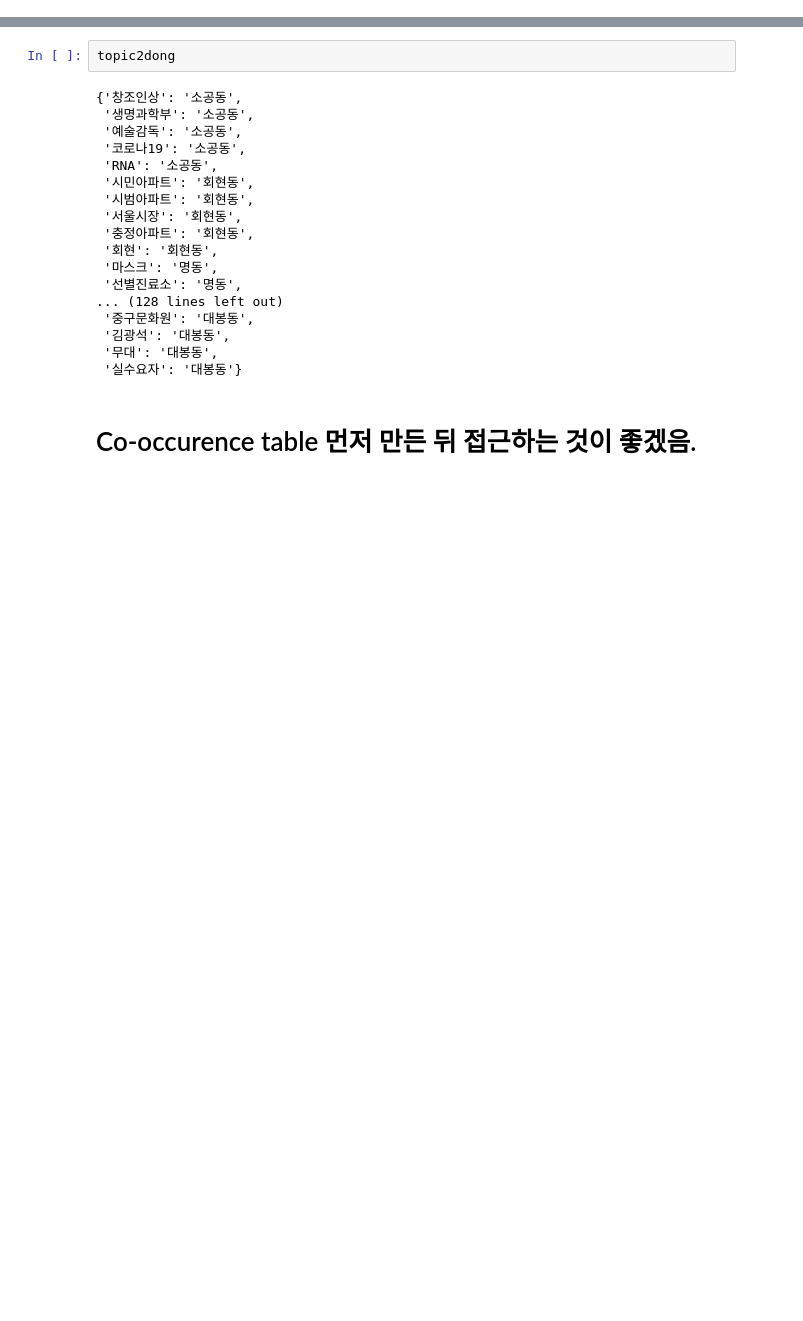
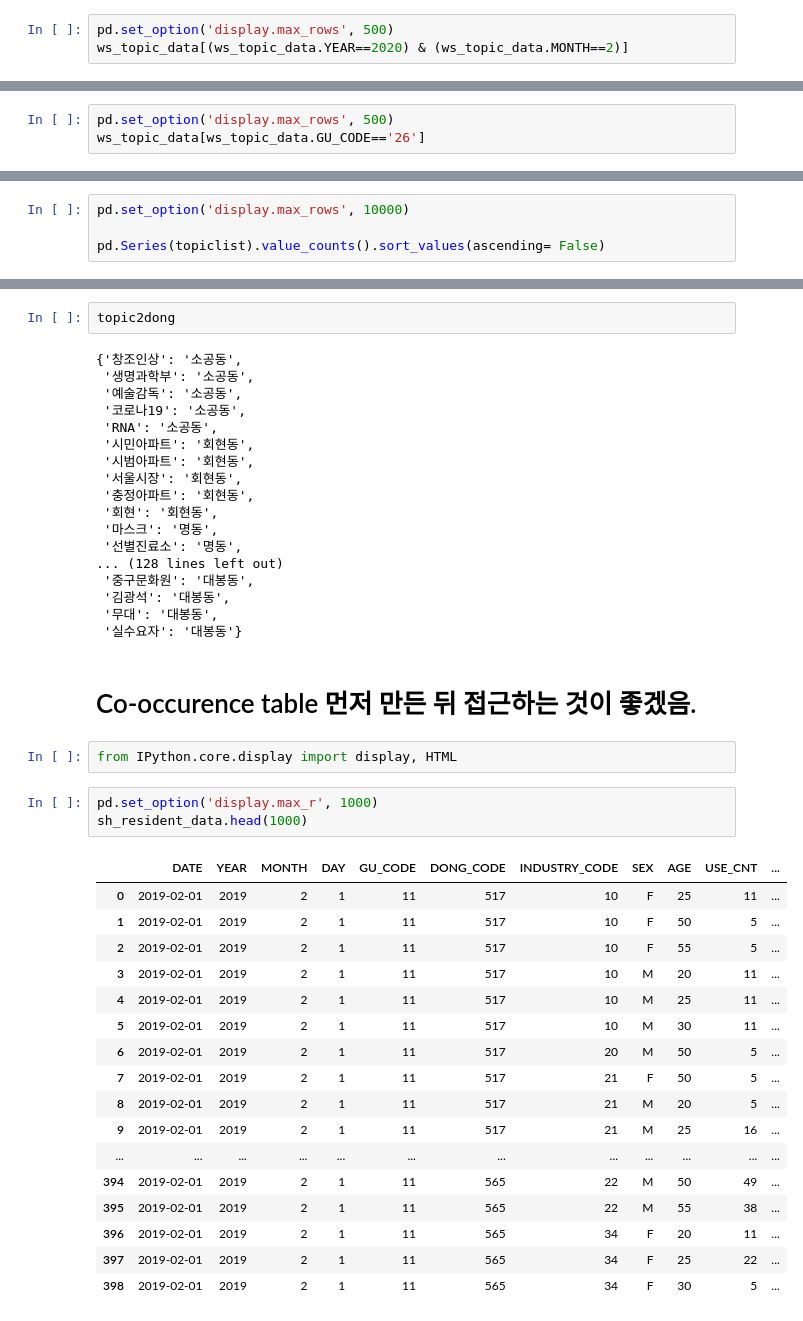
Before and after one commit to Lee-JeongMin/Bigcontest2020, a Jupyter notebook: EDA/20200812_EDA_SH.ipynb, the cells around one changed output, grey strips where cells are left out. Saved outputs shown, nothing was run; the diff lists cells and outputs as text; blank space fills up the shorter version.

```diff
--- a/EDA/20200812_EDA.ipynb
+++ b/EDA/20200812_EDA_SH.ipynb
@@ -589,3 +589,6 @@ ws_topic_data
 topiclist_14= []
 for column in ws_topic_data.TOPIC_WORD_LIST[ws_topic_data.GU_CODE == '14']:
     topiclist_14.extend(column)
+# %%
+pd.set_option('display.max_rows', 500)
+ws_topic_data[(ws_topic_data.YEAR==2020) & (ws_topic_data.MONTH==2)]
@@ -591,0 +613,3 @@ for column in ws_topic_data.TOPIC_WORD_LIST[ws_topic_data.GU_CODE == '14']:
+# %%
+pd.set_option('display.max_rows', 500)
+ws_topic_data[ws_topic_data.GU_CODE=='26']
@@ -603,0 +644,4 @@ topiclist= list(set(topiclist))
+# %%
+pd.set_option('display.max_rows', 10000)
+
+pd.Series(topiclist).value_counts().sort_values(ascending= False)
@@ -656,3 +718,26 @@ topic2dong
  '실수요자': '대봉동'}
 # %% [markdown]
 # Co-occurence table 먼저 만든 뒤 접근하는 것이 좋겠음.
+# %%
+from IPython.core.display import display, HTML
+# %%
+pd.set_option('display.max_r', 1000)
+sh_resident_data.head(1000)
+# %% [output]
+|  | DATE | YEAR | MONTH | DAY | GU_CODE | DONG_CODE | INDUSTRY_CODE | SEX | AGE | USE_CNT | ... |
+| 0 | 2019-02-01 | 2019 | 2 | 1 | 11 | 517 | 10 | F | 25 | 11 | ... |
+| 1 | 2019-02-01 | 2019 | 2 | 1 | 11 | 517 | 10 | F | 50 | 5 | ... |
+| 2 | 2019-02-01 | 2019 | 2 | 1 | 11 | 517 | 10 | F | 55 | 5 | ... |
+| 3 | 2019-02-01 | 2019 | 2 | 1 | 11 | 517 | 10 | M | 20 | 11 | ... |
+| 4 | 2019-02-01 | 2019 | 2 | 1 | 11 | 517 | 10 | M | 25 | 11 | ... |
+| 5 | 2019-02-01 | 2019 | 2 | 1 | 11 | 517 | 10 | M | 30 | 11 | ... |
+| 6 | 2019-02-01 | 2019 | 2 | 1 | 11 | 517 | 20 | M | 50 | 5 | ... |
+| 7 | 2019-02-01 | 2019 | 2 | 1 | 11 | 517 | 21 | F | 50 | 5 | ... |
+| 8 | 2019-02-01 | 2019 | 2 | 1 | 11 | 517 | 21 | M | 20 | 5 | ... |
+| 9 | 2019-02-01 | 2019 | 2 | 1 | 11 | 517 | 21 | M | 25 | 16 | ... |
+| ... | ... | ... | ... | ... | ... | ... | ... | ... | ... | ... | ... |
+| 394 | 2019-02-01 | 2019 | 2 | 1 | 11 | 565 | 22 | M | 50 | 49 | ... |
+| 395 | 2019-02-01 | 2019 | 2 | 1 | 11 | 565 | 22 | M | 55 | 38 | ... |
+| 396 | 2019-02-01 | 2019 | 2 | 1 | 11 | 565 | 34 | F | 20 | 11 | ... |
+| 397 | 2019-02-01 | 2019 | 2 | 1 | 11 | 565 | 34 | F | 25 | 22 | ... |
+| 398 | 2019-02-01 | 2019 | 2 | 1 | 11 | 565 | 34 | F | 30 | 5 | ... |
```
Also changed, not shown: parts of 8 cells of this notebook.
